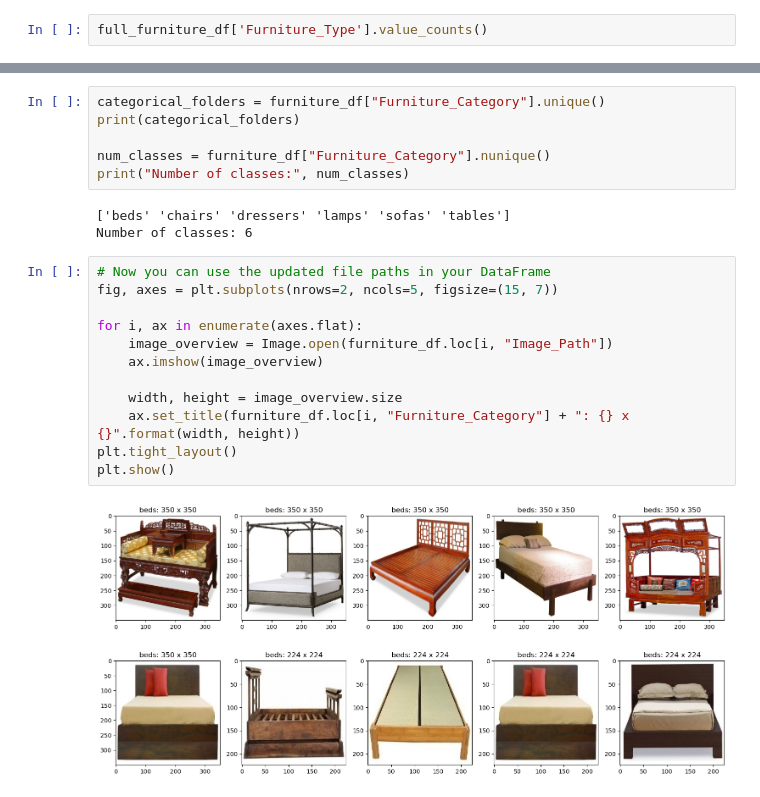
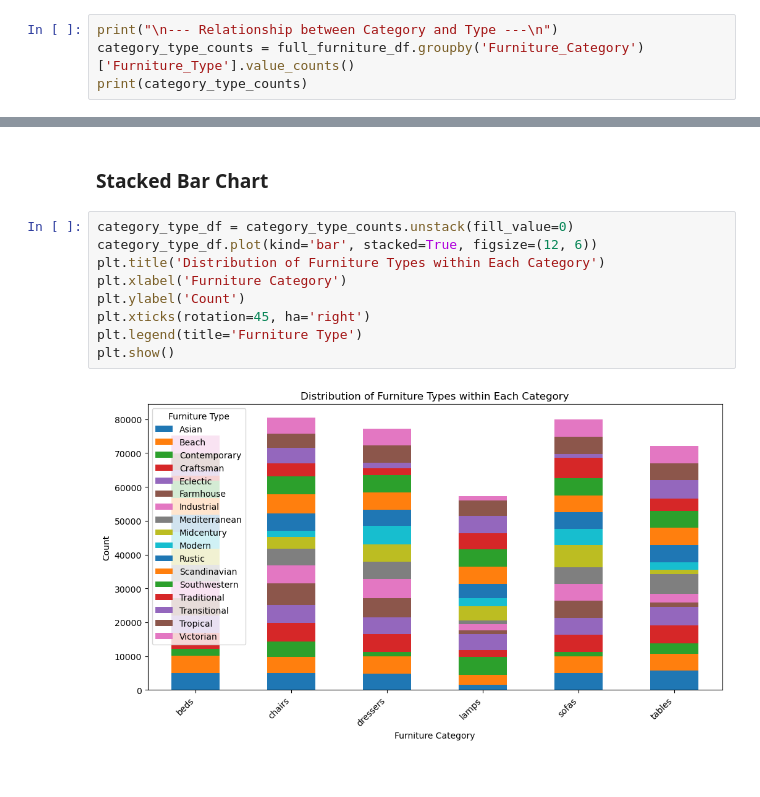
Before and after one commit to mh12122003/Furniture-Classification-Model, a Jupyter notebook: EDA.ipynb, the cells around one changed output, grey strips where cells are left out. Cells and saved outputs as stored; diff of their text form.

```diff
--- a/EDA.ipynb
+++ b/EDA.ipynb
@@ -53,3 +148,5 @@ Name: count, Length: 102, dtype: int64
 # %%
-full_furniture_df['Furniture_Type'].value_counts()
+print("\n--- Relationship between Category and Type ---\n")
+category_type_counts = full_furniture_df.groupby('Furniture_Category')['Furniture_Type'].value_counts()
+print(category_type_counts)
 # %% [output]
@@ -107,23 +168,13 @@ full_furniture_df.groupby('Furniture_Category')['Furniture_Type'].value_counts()
-# %%
-categorical_folders = furniture_df["Furniture_Category"].unique()
-print(categorical_folders)
-
-num_classes = furniture_df["Furniture_Category"].nunique()
-print("Number of classes:", num_classes)
-# %% [output]
-['beds' 'chairs' 'dressers' 'lamps' 'sofas' 'tables']
-Number of classes: 6
-# %%
-# Now you can use the updated file paths in your DataFrame
-fig, axes = plt.subplots(nrows=2, ncols=5, figsize=(15, 7))
-
-for i, ax in enumerate(axes.flat):
-    image_overview = Image.open(furniture_df.loc[i, "Image_Path"])
-    ax.imshow(image_overview)
-
-    width, height = image_overview.size
-    ax.set_title(furniture_df.loc[i, "Furniture_Category"] + ": {} x {}".format(width, height))
-plt.tight_layout()
-plt.show()
-# %% [output]
-[figure, removed]
+# %% [markdown]
+### Stacked Bar Chart
+# %%
+category_type_df = category_type_counts.unstack(fill_value=0)
+category_type_df.plot(kind='bar', stacked=True, figsize=(12, 6))
+plt.title('Distribution of Furniture Types within Each Category')
+plt.xlabel('Furniture Category')
+plt.ylabel('Count')
+plt.xticks(rotation=45, ha='right')
+plt.legend(title='Furniture Type')
+plt.show()
+# %% [output]
+[figure, added]
```
Also changed, not shown: parts of 25 cells of this notebook.
